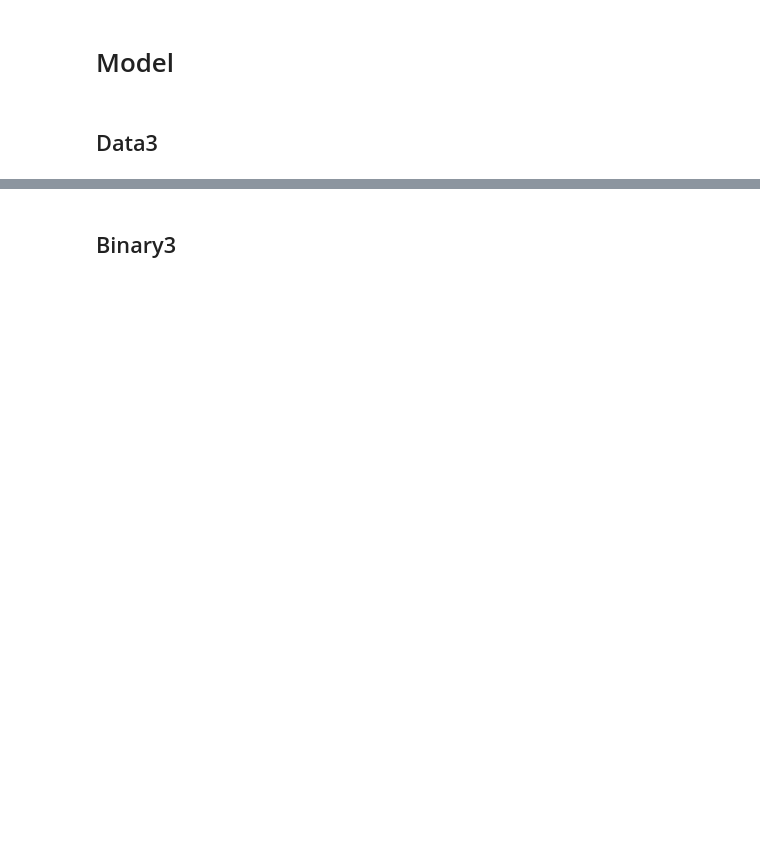
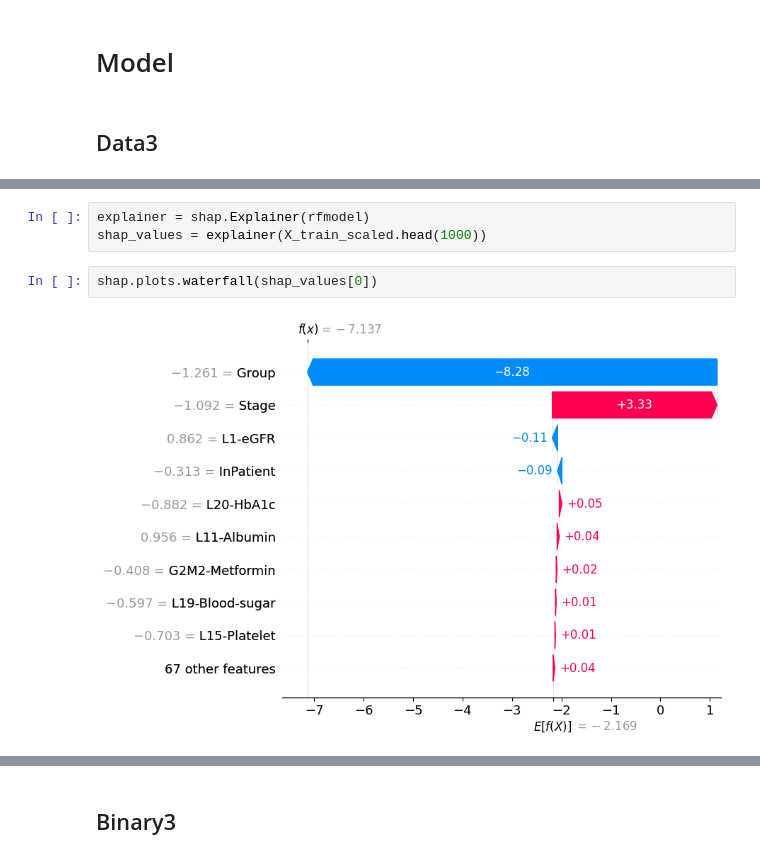
Before and after one commit to nxxk23/PROJECT, a Jupyter notebook: SlopesRF.ipynb, the cells around one changed output, grey strips where cells are left out. Drawn from its saved outputs; the diff is of its cells as text; blank space fills up the shorter version.

```diff
--- a/SlopesRF.ipynb
+++ b/SlopesRF.ipynb
@@ -868,0 +331,7 @@ Mean R-squared: 0.7465
+# %%
+explainer = shap.Explainer(rfmodel)
+shap_values = explainer(X_train_scaled.head(1000))
+# %%
+shap.plots.waterfall(shap_values[0])
+# %% [output]
+[figure, added]
```
Also changed, not shown: parts of 56 cells of this notebook.
